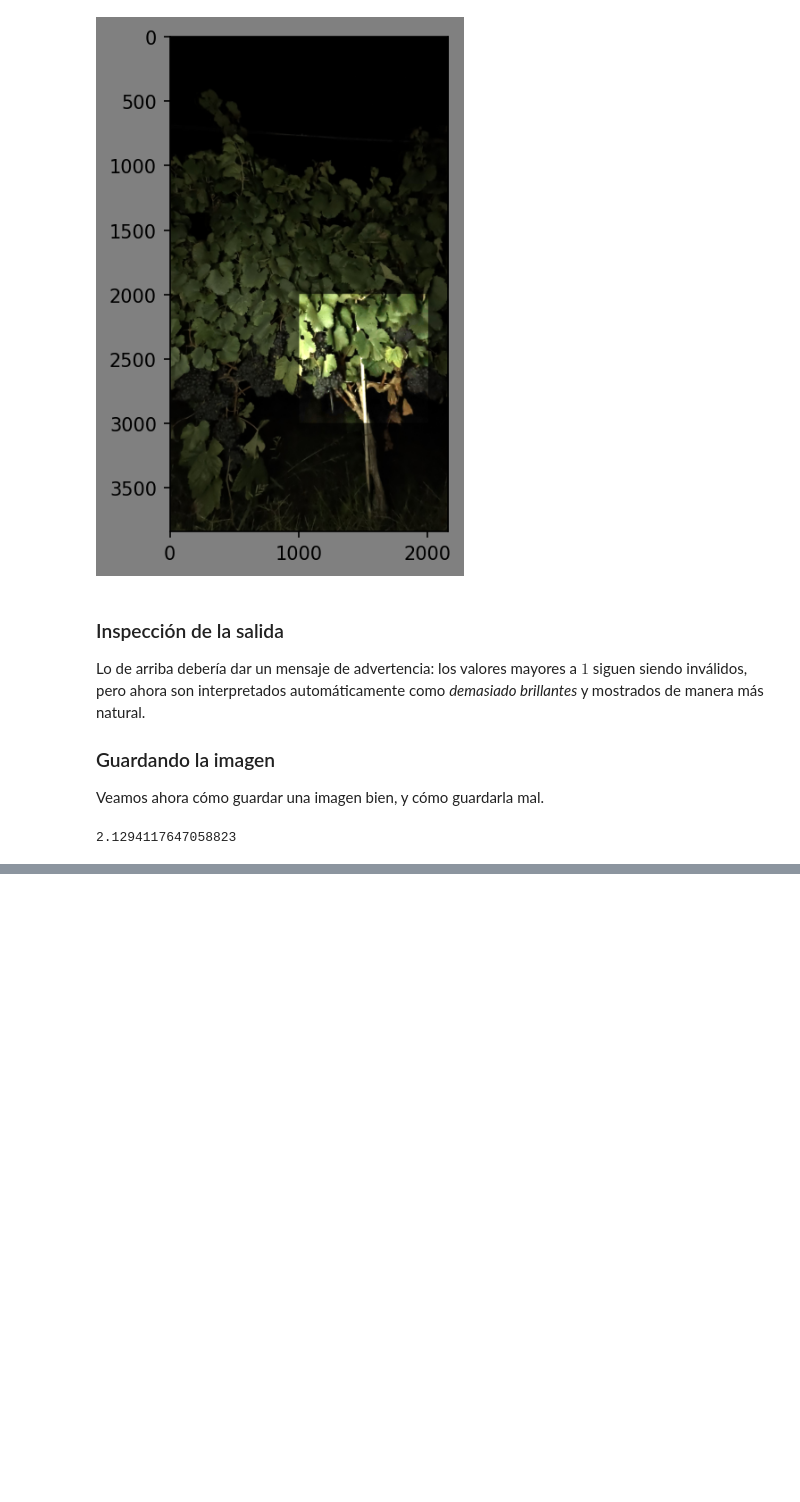
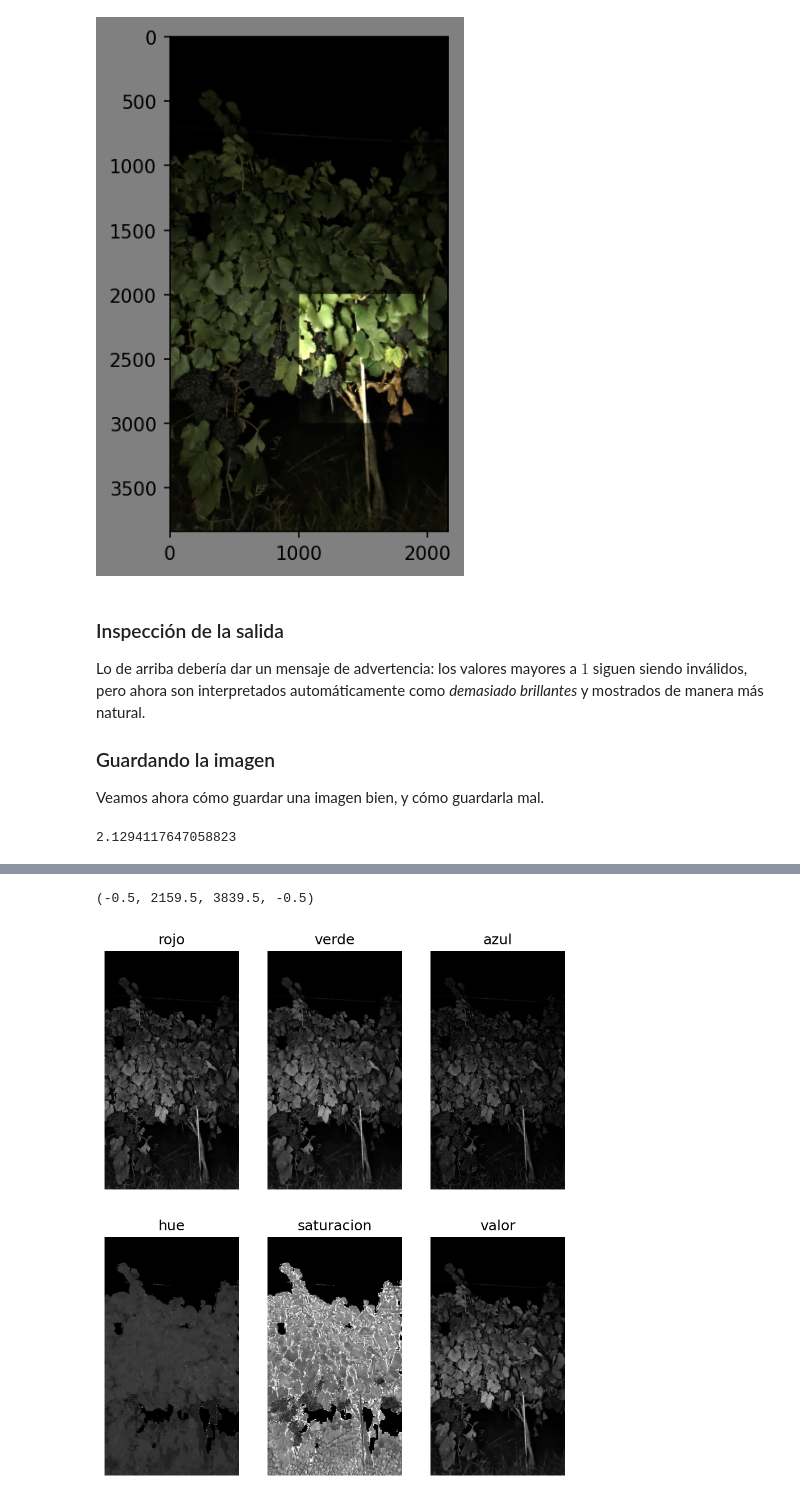
Before and after one commit to nacho-pancho/agrokhipux2024, a Jupyter notebook: practicos/3-procesamiento_imagenes/3-1-representacion.ipynb, the cells around one changed output, grey strips where cells are left out. Drawn from its saved outputs; the diff is of its cells as text; code cells hidden in the pictures; blank space fills up the shorter version.

```diff
--- a/practicos/3-procesamiento_imagenes/3-1-representacion.ipynb
+++ b/practicos/3-procesamiento_imagenes/3-1-representacion.ipynb
@@ -356,0 +367,48 @@ skimage.io.imsave('mejor.png',imagen5_uint8)
+# %%
+#
+# sub-módulo de skimage para lidiar con colores
+#
+from skimage import color
+
+imagen = imagen / 255
+rojo  = imagen[:,:,0]
+verde = imagen[:,:,1]
+azul  = imagen[:,:,2]
+
+#
+# conversion de espacios de color
+#
+imagen_hsv = color.rgb2hsv(imagen)
+hue = imagen_hsv[:,:,0]
+sat = imagen_hsv[:,:,1]
+val = imagen_hsv[:,:,2]
+
+plt.figure(figsize=(7,8))
+plt.subplot(2,3,1)
+plt.imshow(rojo,cmap='gray')
+plt.title('rojo')
+plt.axis('off')
+plt.subplot(2,3,2)
+plt.imshow(verde,cmap='gray')
+plt.title('verde')
+plt.axis('off')
+plt.subplot(2,3,3)
+plt.imshow(azul,cmap='gray')
+plt.title('azul')
+plt.axis('off')
+
+plt.subplot(2,3,4)
+plt.imshow(hue,cmap='gray')
+plt.title('hue')
+plt.axis('off')
+plt.subplot(2,3,5)
+plt.imshow(sat,cmap='gray')
+plt.title('saturacion')
+plt.axis('off')
+plt.subplot(2,3,6)
+plt.imshow(val,cmap='gray')
+plt.title('valor')
+plt.axis('off')
+# %% [output]
+(-0.5, 2159.5, 3839.5, -0.5)
+[figure, added]
```
Also changed, not shown: parts of 1 cell of this notebook.
